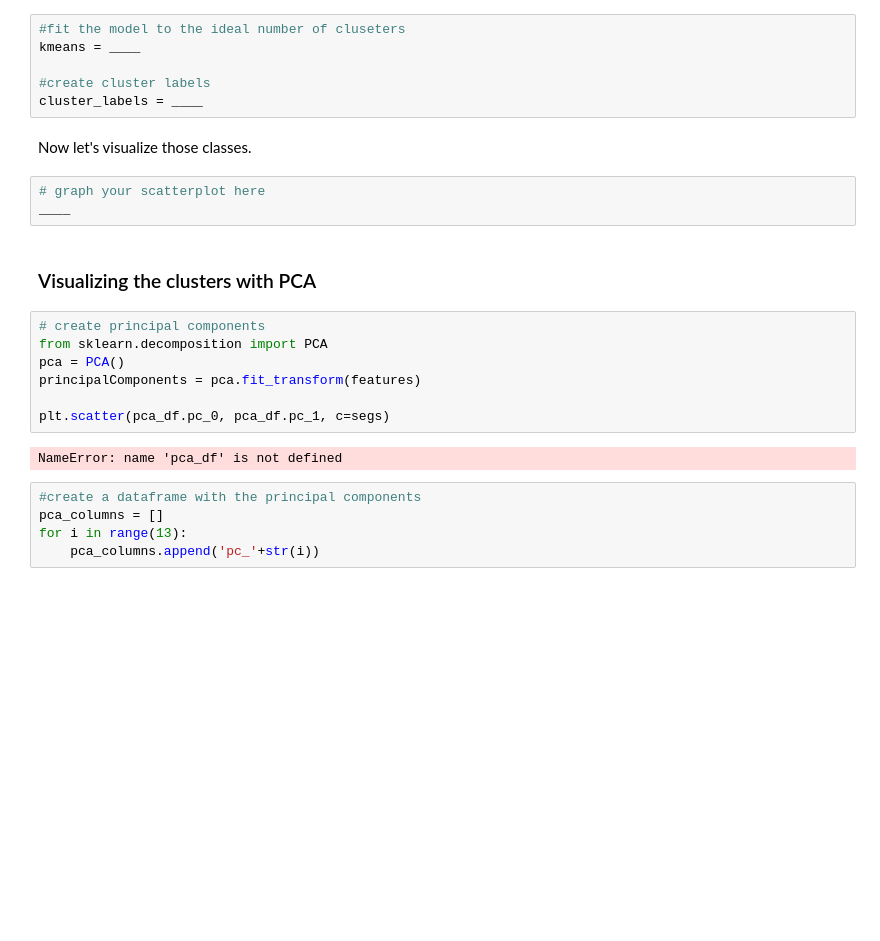
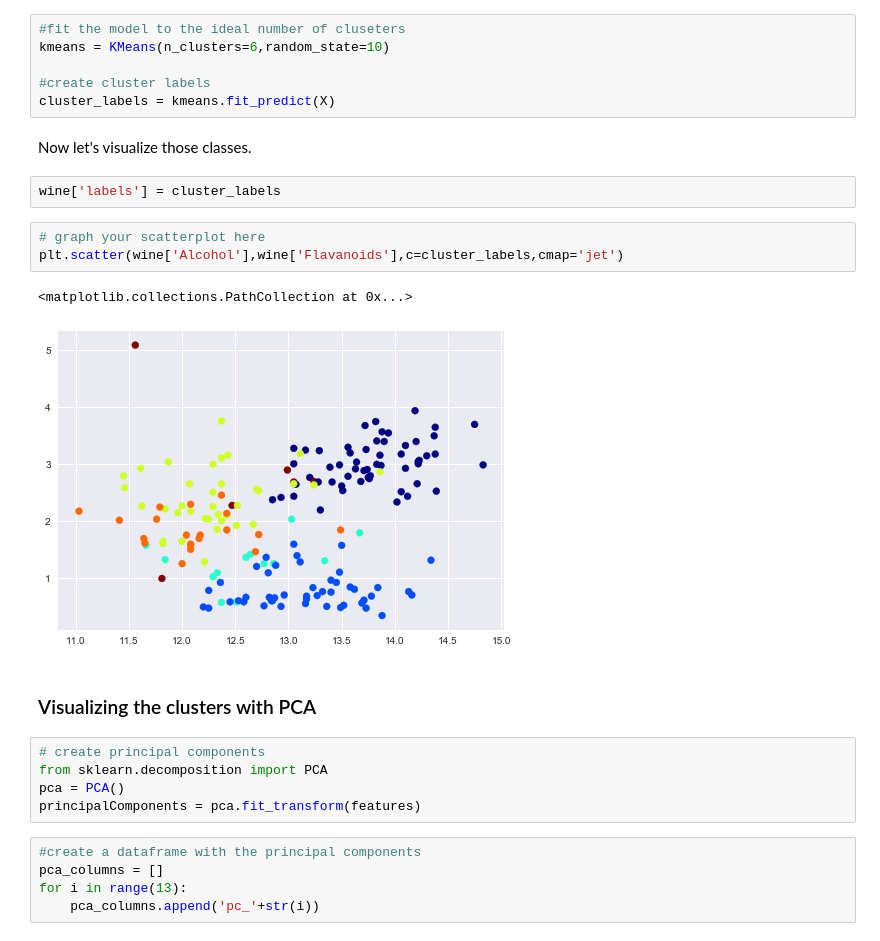
Before and after one commit to schlinkertc/nyc-ds-100719-lectures, a Jupyter notebook: week-11/Clustering/Kmeans_Clustering.ipynb, the cells around one changed output. Cells and saved outputs as stored; diff of their text form; blank space fills up the shorter version.

```diff
--- a/week-11/Clustering/Kmeans_Clustering.ipynb
+++ b/week-11/Clustering/Kmeans_Clustering.ipynb
@@ -505,15 +505,20 @@ plt.grid(True)
 ## Now that you have the ideal number of clusters, let's refit our model, assign the oberservations to classes, and graph the results.
 # %%
 #fit the model to the ideal number of cluseters
-kmeans = ____
+kmeans = KMeans(n_clusters=6,random_state=10)
 
 #create cluster labels
-cluster_labels = ____
+cluster_labels = kmeans.fit_predict(X)
 # %% [markdown]
 Now let's visualize those classes.
+# %%
+wine['labels'] = cluster_labels
 # %%
 # graph your scatterplot here
-____
+plt.scatter(wine['Alcohol'],wine['Flavanoids'],c=cluster_labels,cmap='jet')
+# %% [output]
+<matplotlib.collections.PathCollection at 0x...>
+[figure, added]
 # %% [markdown]
 ### Visualizing the clusters with PCA
 # %%
@@ -521,10 +526,6 @@ ____
 from sklearn.decomposition import PCA
 pca = PCA()
 principalComponents = pca.fit_transform(features)
-
-plt.scatter(pca_df.pc_0, pca_df.pc_1, c=segs)
-# %% [output]
-NameError: name 'pca_df' is not defined
 # %%
 #create a dataframe with the principal components
 pca_columns = []
```
Also changed, not shown: parts of 2 cells of this notebook, 2 other files.
